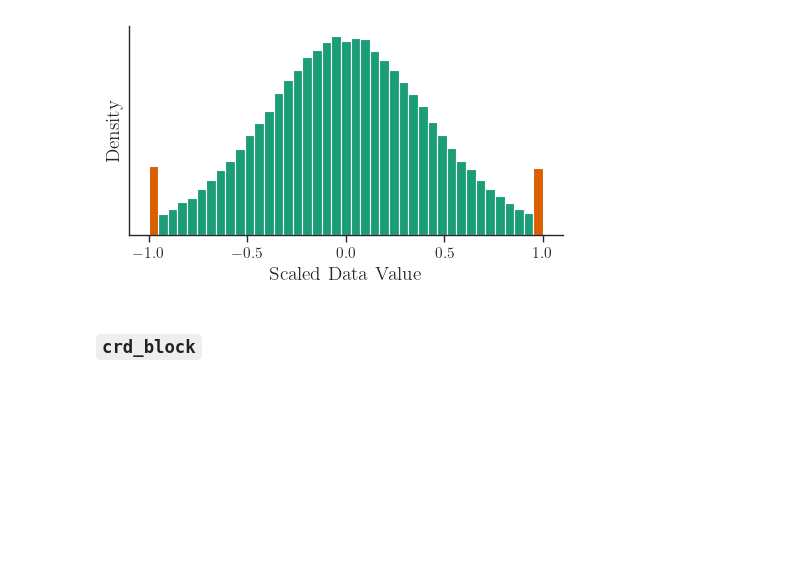
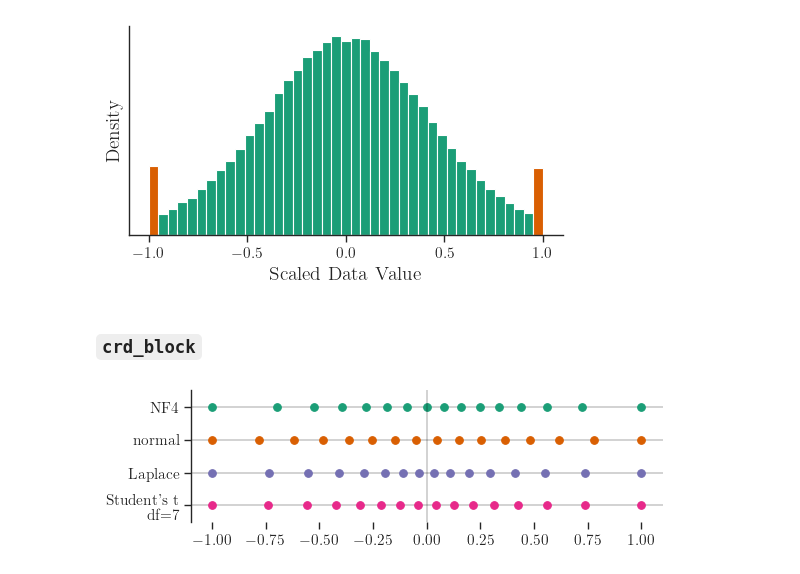
Before and after one commit to graphcore-research/optimal-weight-formats, a Jupyter notebook: paper/support/Blog.ipynb, the cells around one changed output. Cells and saved outputs as stored; diff of their text form; code cells hidden in the pictures; blank space fills up the shorter version.

```diff
--- a/paper/support/Blog.ipynb
+++ b/paper/support/Blog.ipynb
@@ -169,17 +170,21 @@ torch.testing.assert_close(tensor(centroids_normal), tensor(Q.crd_normal(log2(n)
 torch.testing.assert_close(tensor(centroids_laplace), tensor(Q.crd_laplace(log2(n), "symmetric").values))
 torch.testing.assert_close(tensor(centroids_t), tensor(Q.crd_t(log2(n), df, "symmetric").values))
 
+values = [
+    ("normal", centroids_normal),
+    ("Laplace", centroids_laplace),
+    (f"Student's t\ndf={df}", centroids_t),
+]
+
 _, ax = plt.subplots(figsize=(6, 1.5))
 s = 30
-ax.scatter(centroids_normal, torch.full_like(torch.tensor(centroids_normal), 0), s=s)
-ax.scatter(centroids_laplace, torch.full_like(torch.tensor(centroids_laplace), -1), s=s)
-ax.scatter(centroids_t, torch.full_like(torch.tensor(centroids_t), -2), s=s)
 ax.spines["bottom"].set_visible(False)
-ax.set_ylim((-2.5, 0.5))
-for y in [0, -1, -2]:
-    ax.axhline(y, color="k", lw=0.25, zorder=0)
+for ny, (name, centroids) in enumerate(values):
+    ax.scatter(centroids, torch.full_like(torch.tensor(centroids), -ny), s=s)
+    ax.axhline(-ny, color="k", lw=0.25, zorder=0)
 ax.axvline(0, color="k", lw=0.25)
-ax.yaxis.set_ticks([0, -1, -2], ["normal", "Laplace", f"Student's t\ndf={df}"])
+ax.set_ylim((-len(values) + 0.5, 0.5))
+ax.yaxis.set_ticks(-torch.arange(len(values)), [name for name, _ in values])
 ax.figure.tight_layout()
 ax.figure.savefig("blog/crd_rms.svg")
 # %% [output]
@@ -227,7 +231,7 @@ ax.figure.savefig("blog/block_absmax.svg")
 # %% [markdown]
 ### `crd_block`
 # %%
-n, block_size = 8, 64
+n, block_size = 16, 64
 p = torch.linspace(0, 1, n)
 
 from scipy.stats import norm
@@ -236,7 +240,8 @@ scale = sqrt(3 / (2 * log(block_size/pi)))
 c0, c1 = norm.cdf([-1, 1], scale=scale)
 centroids_normal = norm.ppf(torch.linspace(c0, c1, n), scale=scale)
 
-torch.testing.assert_close(tensor(centroids_normal), tensor(Q.crd_block_normal(log2(n), block_size).values))
+torch.testing.assert_close(tensor(centroids_normal),
+                           tensor(Q.crd_block_normal(log2(n), block_size).values), atol=1e-6, rtol=0)
 
 from scipy.stats import laplace
 
@@ -259,3 +264,24 @@ centroids_t = t.ppf(torch.linspace(c0, c1, n), df_, scale=scale)
 
 torch.testing.assert_close(tensor(centroids_t), tensor(Q.crd_block_t(log2(n), block_size, df).values),
                            atol=1e-6, rtol=0)
+# %%
+values = [
+    ("NF4", Q.NF4.values),
+    ("normal", centroids_normal),
+    ("Laplace", centroids_laplace),
+    (f"Student's t\ndf={df}", centroids_t),
+]
+
+_, ax = plt.subplots(figsize=(6, 2))
+s = 30
+ax.spines["bottom"].set_visible(False)
+for ny, (name, centroids) in enumerate(values):
+    ax.scatter(centroids, torch.full_like(torch.tensor(centroids), -ny), s=s)
+    ax.axhline(-ny, color="k", lw=0.25, zorder=0)
+ax.axvline(0, color="k", lw=0.25)
+ax.set_ylim((-len(values) + 0.5, 0.5))
+ax.yaxis.set_ticks(-torch.arange(len(values)), [name for name, _ in values])
+ax.figure.tight_layout()
+# ax.figure.savefig("blog/crd_rms.svg")
+# %% [output]
+[figure, added]
```
Also changed, not shown: parts of 3 cells of this notebook.
